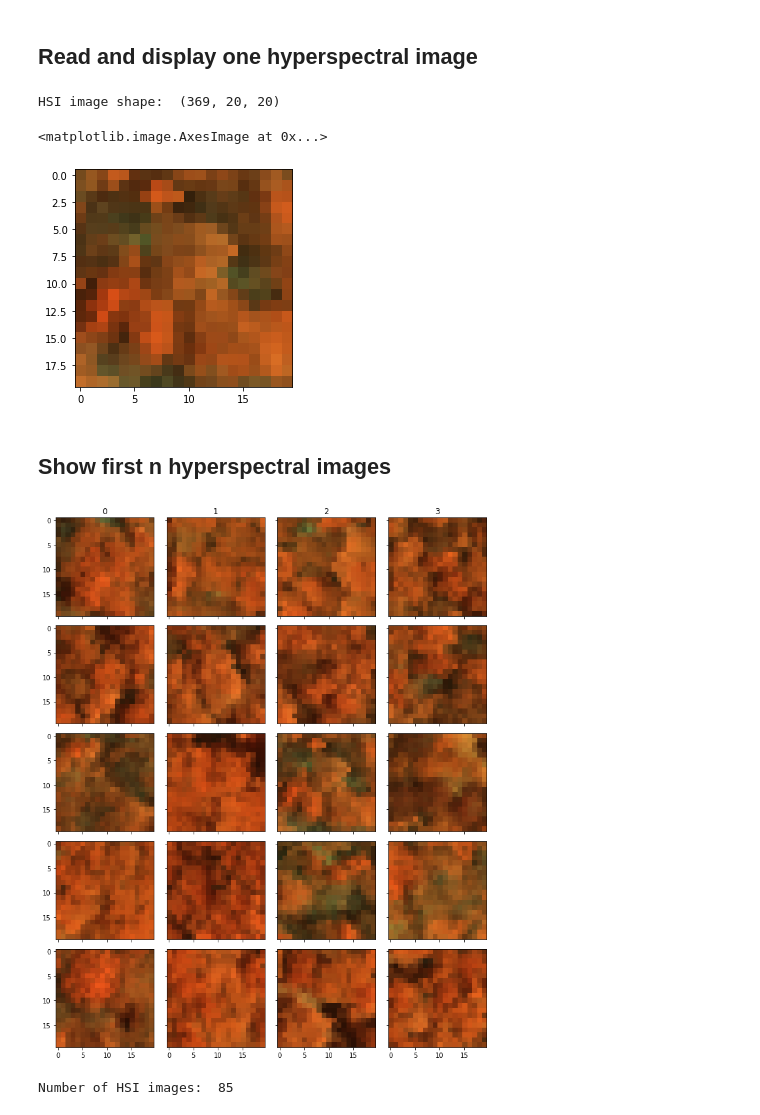
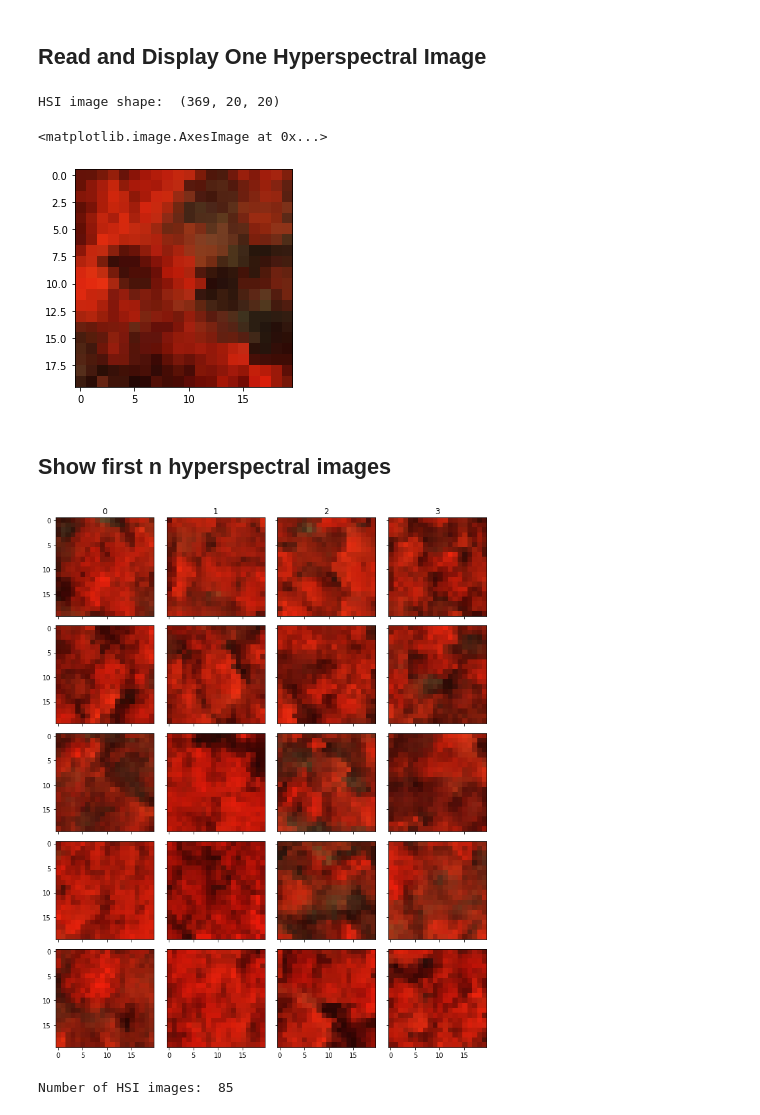
Before and after one commit to lamaoudi/883_idtrees, a Jupyter notebook: notebooks/explore_data_2.ipynb, the cells around one changed output. Saved outputs shown, nothing was run; the diff lists cells and outputs as text; code cells hidden in the pictures.

```diff
--- a/notebooks/explore_data_2.ipynb
+++ b/notebooks/explore_data_2.ipynb
@@ -11,23 +11,25 @@ from idtrees.utils import read_tifs #, load_data # Import data utils
 %matplotlib inline
 import matplotlib.pyplot as plt
 from configs import *
-# %% [markdown]
-## Read and display one hyperspectral image
+# %% [markdown]
+## Read and Display One Hyperspectral Image
 # %%
 hsi_im_paths = read_tifs.get_im_paths('HSI')
-im_id = 10
+im_id = 29
 im = read_tifs.read_tif_to_ndarray(hsi_im_paths[im_id])
 
+print('HSI image shape: ', im.shape)
+
 # Grab a random three band combination
-# TODO: find a better three band combination
-bands = (90,230,330)
+bands = (91,200,360)
+
+# Plot an HSI Image
 im_plt = np.rollaxis(im[bands,:,:],0,start=3)
-print('HSI image shape: ', im.shape)
 plt.imshow(im_plt)
 # %% [output]
 HSI image shape:  (369, 20, 20)
 <matplotlib.image.AxesImage at 0x...>
-[figure, old version]
+[figure, new version]
 # %% [markdown]
 ## Show first n hyperspectral images
 # %%
@@ -35,7 +37,7 @@ n = 20
 ims = read_tifs.read_all_tif_to_ndarray(hsi_im_paths)[:n]
 read_tifs.plot_all_ims(ims[:,bands,:,:], title='hsi')
 # %% [output]
-[figure, old version]
+[figure, new version]
 # %%
 # Read in all HSI images
 ims_hsi = read_tifs.read_all_tif_to_ndarray(hsi_im_paths)
```
Also changed, not shown: parts of 10 cells of this notebook, 1 other file.
